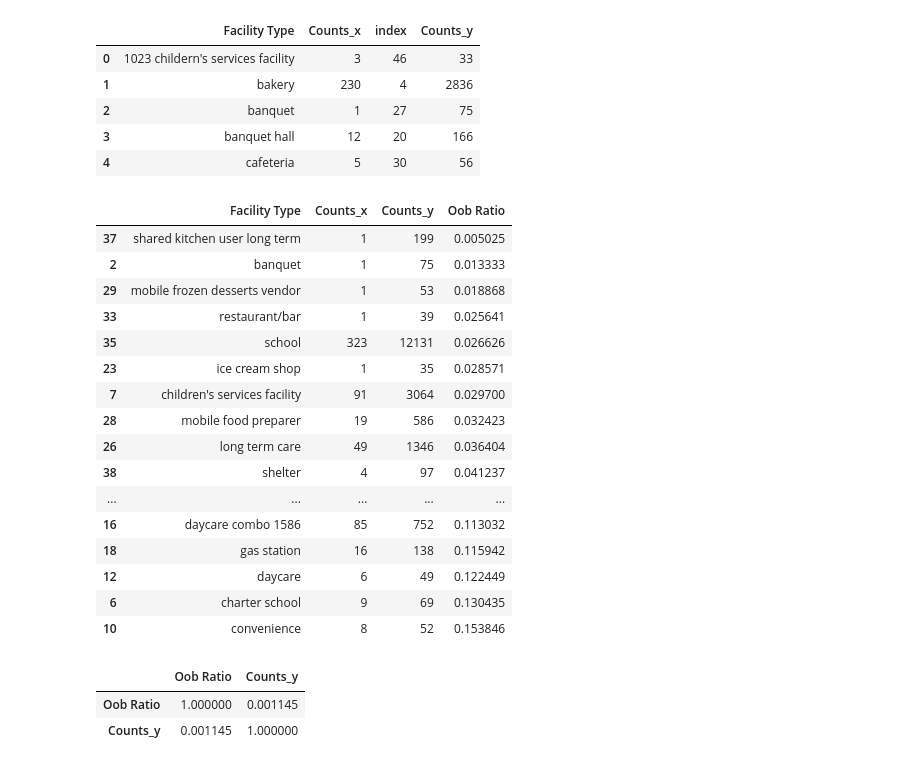
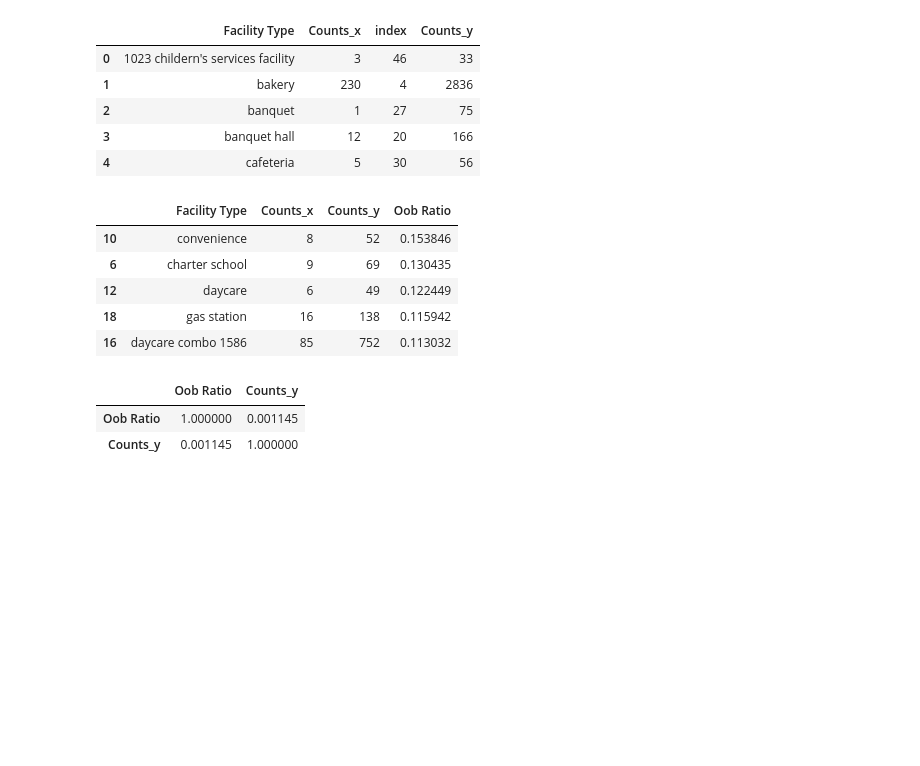
Before and after one commit to RubinDaija/epfl-ada-2019-project, a Jupyter notebook: project.ipynb, the cells around one changed output. Drawn from its saved outputs; the diff is of its cells as text; code cells hidden in the pictures; blank space fills up the shorter version.

```diff
--- a/project.ipynb
+++ b/project.ipynb
@@ -363,25 +365,14 @@ merged_fac_oob.head()
 # %%
 merged_fac_oob['Oob Ratio'] = merged_fac_oob['Counts_x'].divide(merged_fac_oob['Counts_y'], fill_value=1)
 # %%
-merged_fac_oob.sort_values('Oob Ratio').drop(columns='index')
+merged_fac_oob.sort_values(by='Oob Ratio', ascending=False).drop(columns='index').head()
 # %% [output]
 |  | Facility Type | Counts_x | Counts_y | Oob Ratio |
-| 37 | shared kitchen user long term | 1 | 199 | 0.005025 |
-| 2 | banquet | 1 | 75 | 0.013333 |
-| 29 | mobile frozen desserts vendor | 1 | 53 | 0.018868 |
-| 33 | restaurant/bar | 1 | 39 | 0.025641 |
-| 35 | school | 323 | 12131 | 0.026626 |
-| 23 | ice cream shop | 1 | 35 | 0.028571 |
-| 7 | children's services facility | 91 | 3064 | 0.029700 |
-| 28 | mobile food preparer | 19 | 586 | 0.032423 |
-| 26 | long term care | 49 | 1346 | 0.036404 |
-| 38 | shelter | 4 | 97 | 0.041237 |
-| ... | ... | ... | ... | ... |
+| 10 | convenience | 8 | 52 | 0.153846 |
+| 6 | charter school | 9 | 69 | 0.130435 |
+| 12 | daycare | 6 | 49 | 0.122449 |
+| 18 | gas station | 16 | 138 | 0.115942 |
 | 16 | daycare combo 1586 | 85 | 752 | 0.113032 |
-| 18 | gas station | 16 | 138 | 0.115942 |
-| 12 | daycare | 6 | 49 | 0.122449 |
-| 6 | charter school | 9 | 69 | 0.130435 |
-| 10 | convenience | 8 | 52 | 0.153846 |
 # %%
 merged_fac_oob[['Oob Ratio', 'Counts_y']].corr(method='pearson')
 # %% [output]
```
Also changed, not shown: parts of 11 cells of this notebook.
